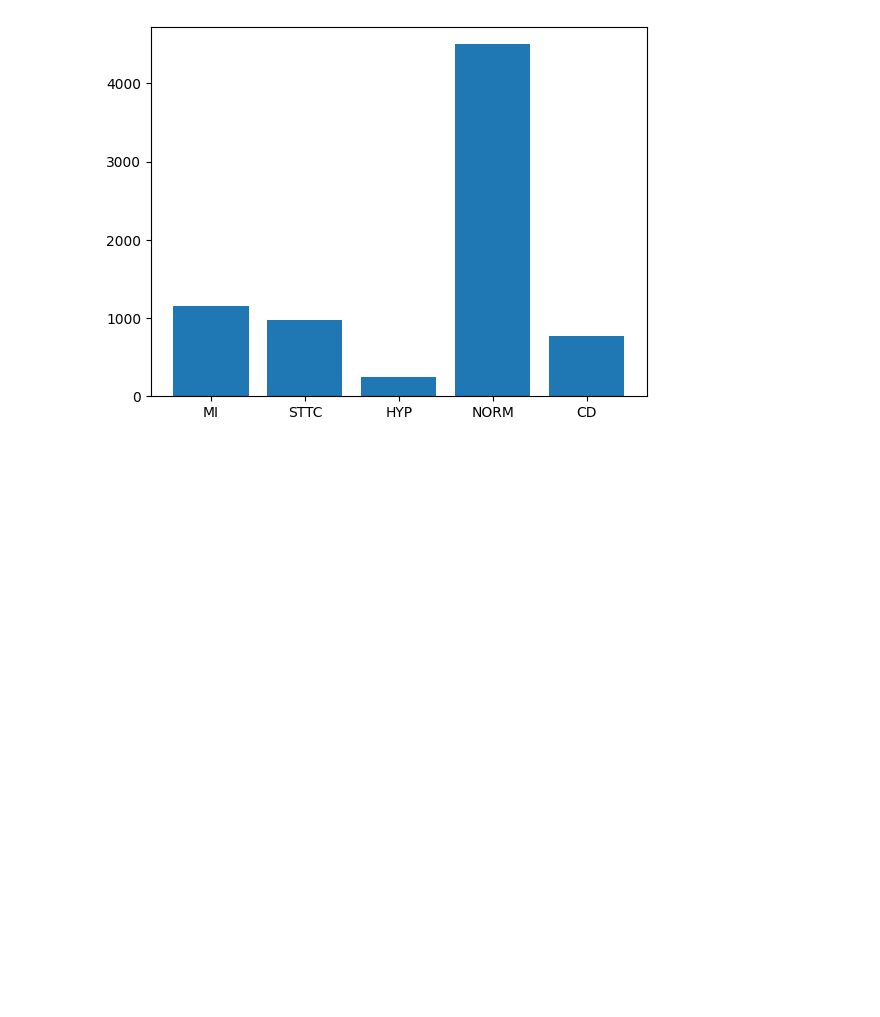
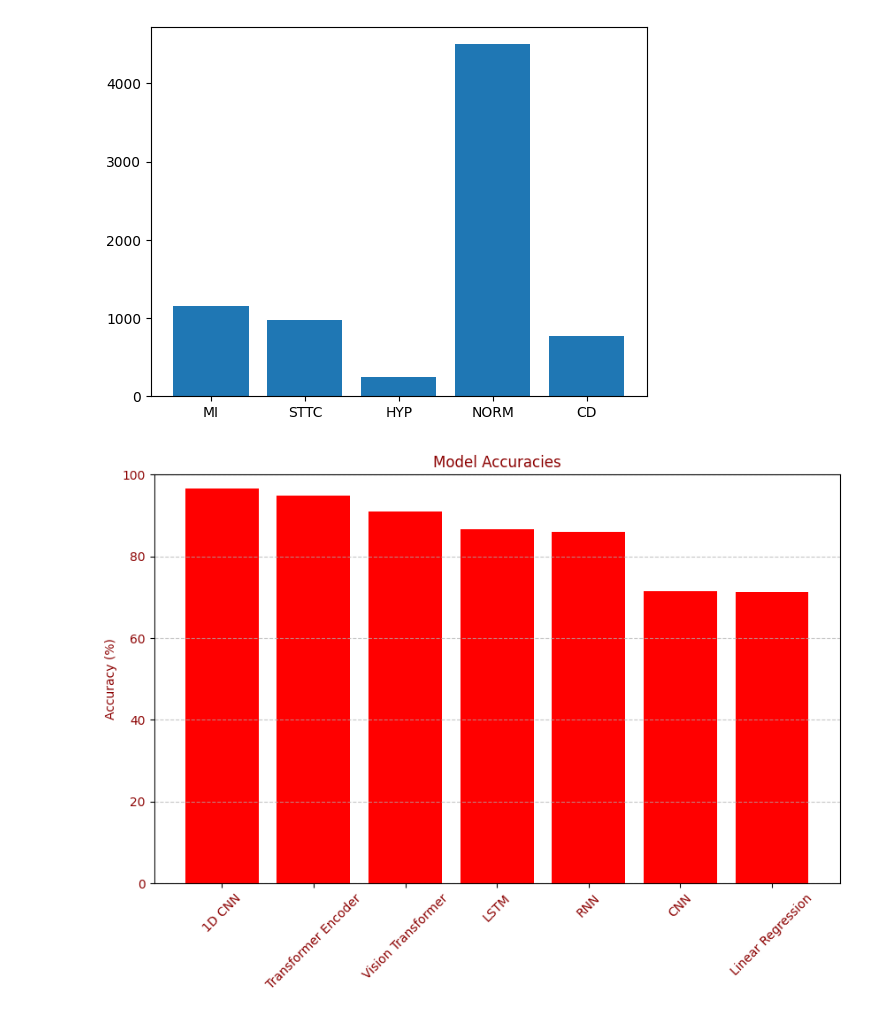
Before and after one commit to cepdnaclk/e18-4yp-GPU-Acceleration-for-Deep-Learning-based-Comprehensive-ECG-analysis, a Jupyter notebook: code/ptb-xl-plus-class-distribution.ipynb, the cells around one changed output. Cells and saved outputs as stored; diff of their text form; code cells hidden in the pictures; blank space fills up the shorter version.

```diff
--- a/code/ptb-xl-plus-class-distribution.ipynb
+++ b/code/ptb-xl-plus-class-distribution.ipynb
@@ -247,3 +247,26 @@ plt.show()
 # %% [output]
 {0: 1149, 1: 979, 2: 250, 3: 4498, 4: 767}
 [figure]
+# %%
+import matplotlib.pyplot as plt
+
+# Data
+models = ['1D CNN', 'Transformer Encoder', 'Vision Transformer', 'LSTM', 'RNN', 'CNN', 'Linear Regression']
+accuracies = [96.46, 94.73, 91.02, 86.69, 86.03, 71.38, 71.29]
+
+# Create bar plot with red color theme
+plt.figure(figsize=(10, 6))
+plt.bar(models, accuracies, color='red')
+plt.ylabel('Accuracy (%)', color='darkred')
+plt.title('Model Accuracies', color='darkred')
+plt.ylim(0, 100)
+
+# Customize plot appearance
+plt.xticks(rotation=45, color='darkred')
+plt.yticks(color='darkred')
+plt.grid(axis='y', linestyle='--', alpha=0.7)
+
+# Show plot
+plt.show()
+# %% [output]
+[figure, added]
```
Also changed, not shown: 4 other files.
